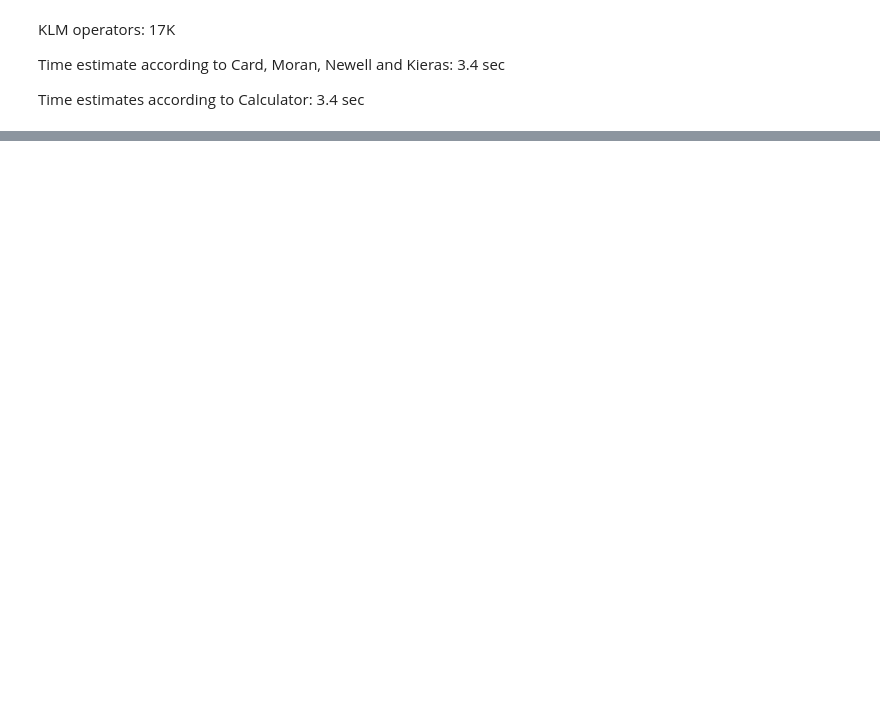
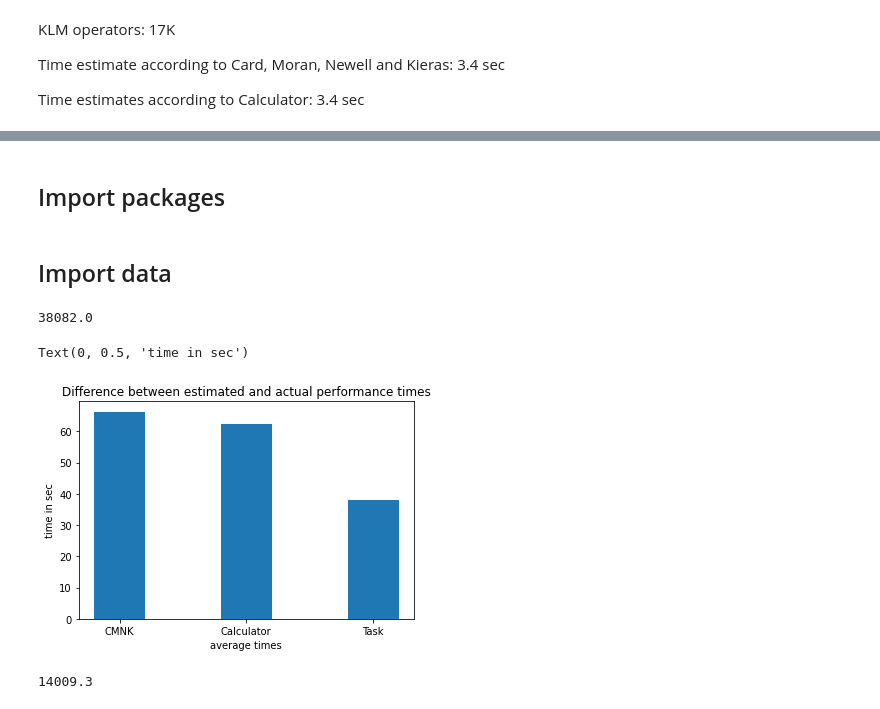
Before and after one commit to ITT-21SS-UR/assignment6-modellinginteraction-jt6, a Jupyter notebook: klm_report/klm_report.ipynb, the cells around one changed output, grey strips where cells are left out. Cells and saved outputs as stored; diff of their text form; code cells hidden in the pictures; blank space fills up the shorter version.

```diff
--- a/klm_report/klm_report.ipynb
+++ b/klm_report/klm_report.ipynb
@@ -298,0 +67,2 @@ mean_task4
+# %% [markdown]
+## Import packages
@@ -298,0 +75,2 @@ mean_task4
+# %% [markdown]
+## Import data
@@ -298,0 +87,66 @@ mean_task4
+# %%
+# calculate the time for task 1
+task1_rep1 = df_task_1_1.iloc[50]['timestamp_msSinceEpoch'] - df_task_1_1.iloc[0]['timestamp_msSinceEpoch']
+task1_rep2 = df_task_1_1.iloc[104]['timestamp_msSinceEpoch'] - df_task_1_1.iloc[54]['timestamp_msSinceEpoch']
+task1_rep3 = df_task_1_1.iloc[182]['timestamp_msSinceEpoch'] - df_task_1_1.iloc[132]['timestamp_msSinceEpoch']
+task1_rep4 = df_task_1_1.iloc[234]['timestamp_msSinceEpoch'] - df_task_1_1.iloc[184]['timestamp_msSinceEpoch']
+task1_rep5 = df_task_1_1.iloc[286]['timestamp_msSinceEpoch'] - df_task_1_1.iloc[236]['timestamp_msSinceEpoch']
+task1_rep6 = df_task_1_1.iloc[338]['timestamp_msSinceEpoch'] - df_task_1_1.iloc[288]['timestamp_msSinceEpoch']
+task1_rep7 = df_task_1_1.iloc[390]['timestamp_msSinceEpoch'] - df_task_1_1.iloc[340]['timestamp_msSinceEpoch']
+task1_rep8 = df_task_1_1.iloc[442]['timestamp_msSinceEpoch'] - df_task_1_1.iloc[392]['timestamp_msSinceEpoch']
+task1_rep9 = df_task_1_1.iloc[494]['timestamp_msSinceEpoch'] - df_task_1_1.iloc[444]['timestamp_msSinceEpoch']
+task1_rep10 = df_task_1_1.iloc[586]['timestamp_msSinceEpoch'] - df_task_1_1.iloc[536]['timestamp_msSinceEpoch']
+task1_rep11 = df_task_1_2.iloc[50]['timestamp_msSinceEpoch'] - df_task_1_2.iloc[0]['timestamp_msSinceEpoch']
+task1_rep12 = df_task_1_2.iloc[102]['timestamp_msSinceEpoch'] - df_task_1_2.iloc[52]['timestamp_msSinceEpoch']
+task1_rep13 = df_task_1_2.iloc[154]['timestamp_msSinceEpoch'] - df_task_1_2.iloc[104]['timestamp_msSinceEpoch']
+task1_rep14 = df_task_1_2.iloc[206]['timestamp_msSinceEpoch'] - df_task_1_2.iloc[156]['timestamp_msSinceEpoch']
+task1_rep15 = df_task_1_2.iloc[258]['timestamp_msSinceEpoch'] - df_task_1_2.iloc[208]['timestamp_msSinceEpoch']
+task1_rep16 = df_task_1_2.iloc[310]['timestamp_msSinceEpoch'] - df_task_1_2.iloc[260]['timestamp_msSinceEpoch']
+task1_rep17 = df_task_1_2.iloc[362]['timestamp_msSinceEpoch'] - df_task_1_2.iloc[312]['timestamp_msSinceEpoch']
+task1_rep18 = df_task_1_2.iloc[414]['timestamp_msSinceEpoch'] - df_task_1_2.iloc[364]['timestamp_msSinceEpoch']
+task1_rep19 = df_task_1_2.iloc[466]['timestamp_msSinceEpoch'] - df_task_1_2.iloc[416]['timestamp_msSinceEpoch']
+task1_rep20 = df_task_1_2.iloc[518]['timestamp_msSinceEpoch'] - df_task_1_2.iloc[468]['timestamp_msSinceEpoch']
+mean_task1 = np.mean([task1_rep1, task1_rep2, task1_rep3, task1_rep4, task1_rep5, task1_rep6, task1_rep7, task1_rep8, task1_rep9, task1_rep10, task1_rep11, task1_rep12, task1_rep13, task1_rep14, task1_rep15, task1_rep16, task1_rep17, task1_rep18, task1_rep19, task1_rep20])
+mean_task1
+# %% [output]
+38082.0
+# %%
+# Comparison of task 1 with the estimated times of Card, Moran, Newell and Kieras and the calculator
+x = np.arange(3)
+width = 0.4
+cmnk_task1 = 66.3
+calc_task1 = 62.22
+plt.bar(x, (cmnk_task1, calc_task1, mean_task1/1000), width)
+plt.title('Difference between estimated and actual performance times')
+plt.xlabel('average times')
+plt.xticks(x, ['CMNK', 'Calculator', 'Task'])
+plt.ylabel('time in sec')
+# %% [output]
+Text(0, 0.5, 'time in sec')
+[figure, added]
+# %%
+# calculate the time for task 2
+task2_rep1 = df_task_2_1.iloc[50]['timestamp_msSinceEpoch'] - df_task_2_1.iloc[0]['timestamp_msSinceEpoch']
+task2_rep2 = df_task_2_1.iloc[102]['timestamp_msSinceEpoch'] - df_task_2_1.iloc[51]['timestamp_msSinceEpoch']
+task2_rep3 = df_task_2_1.iloc[206]['timestamp_msSinceEpoch'] - df_task_2_1.iloc[156]['timestamp_msSinceEpoch']
+task2_rep4 = df_task_2_1.iloc[258]['timestamp_msSinceEpoch'] - df_task_2_1.iloc[208]['timestamp_msSinceEpoch']
+task2_rep5 = df_task_2_1.iloc[362]['timestamp_msSinceEpoch'] - df_task_2_1.iloc[312]['timestamp_msSinceEpoch']
+task2_rep6 = df_task_2_1.iloc[414]['timestamp_msSinceEpoch'] - df_task_2_1.iloc[364]['timestamp_msSinceEpoch']
+task2_rep7 = df_task_2_1.iloc[466]['timestamp_msSinceEpoch'] - df_task_2_1.iloc[416]['timestamp_msSinceEpoch']
+task2_rep8 = df_task_2_1.iloc[594]['timestamp_msSinceEpoch'] - df_task_2_1.iloc[544]['timestamp_msSinceEpoch']
+task2_rep9 = df_task_2_1.iloc[697]['timestamp_msSinceEpoch'] - df_task_2_1.iloc[647]['timestamp_msSinceEpoch']
+task2_rep10 = df_task_2_1.iloc[770]['timestamp_msSinceEpoch'] - df_task_2_1.iloc[720]['timestamp_msSinceEpoch']
+task2_rep11 = df_task_2_2.iloc[50]['timestamp_msSinceEpoch'] - df_task_2_2.iloc[0]['timestamp_msSinceEpoch']
+task2_rep12 = df_task_2_2.iloc[102]['timestamp_msSinceEpoch'] - df_task_2_2.iloc[52]['timestamp_msSinceEpoch']
+task2_rep13 = df_task_2_2.iloc[154]['timestamp_msSinceEpoch'] - df_task_2_2.iloc[104]['timestamp_msSinceEpoch']
+task2_rep14 = df_task_2_2.iloc[206]['timestamp_msSinceEpoch'] - df_task_2_2.iloc[156]['timestamp_msSinceEpoch']
+task2_rep15 = df_task_2_2.iloc[258]['timestamp_msSinceEpoch'] - df_task_2_2.iloc[208]['timestamp_msSinceEpoch']
+task2_rep16 = df_task_2_2.iloc[310]['timestamp_msSinceEpoch'] - df_task_2_2.iloc[260]['timestamp_msSinceEpoch']
+task2_rep17 = df_task_2_2.iloc[362]['timestamp_msSinceEpoch'] - df_task_2_2.iloc[312]['timestamp_msSinceEpoch']
+task2_rep18 = df_task_2_2.iloc[414]['timestamp_msSinceEpoch'] - df_task_2_2.iloc[364]['timestamp_msSinceEpoch']
+task2_rep19 = df_task_2_2.iloc[466]['timestamp_msSinceEpoch'] - df_task_2_2.iloc[416]['timestamp_msSinceEpoch']
+task2_rep20 = df_task_2_2.iloc[518]['timestamp_msSinceEpoch'] - df_task_2_2.iloc[468]['timestamp_msSinceEpoch']
+mean_task2 = np.mean([task2_rep1, task2_rep2, task2_rep3, task2_rep4, task2_rep5, task2_rep6, task2_rep7, task2_rep8, task2_rep9, task2_rep10, task2_rep11, task2_rep12, task2_rep13, task2_rep14, task2_rep15, task2_rep16, task2_rep17, task2_rep18, task2_rep19, task2_rep20])
+mean_task2
+# %% [output]
+14009.3
```
Also changed, not shown: parts of 25 cells of this notebook, 4 other files.
